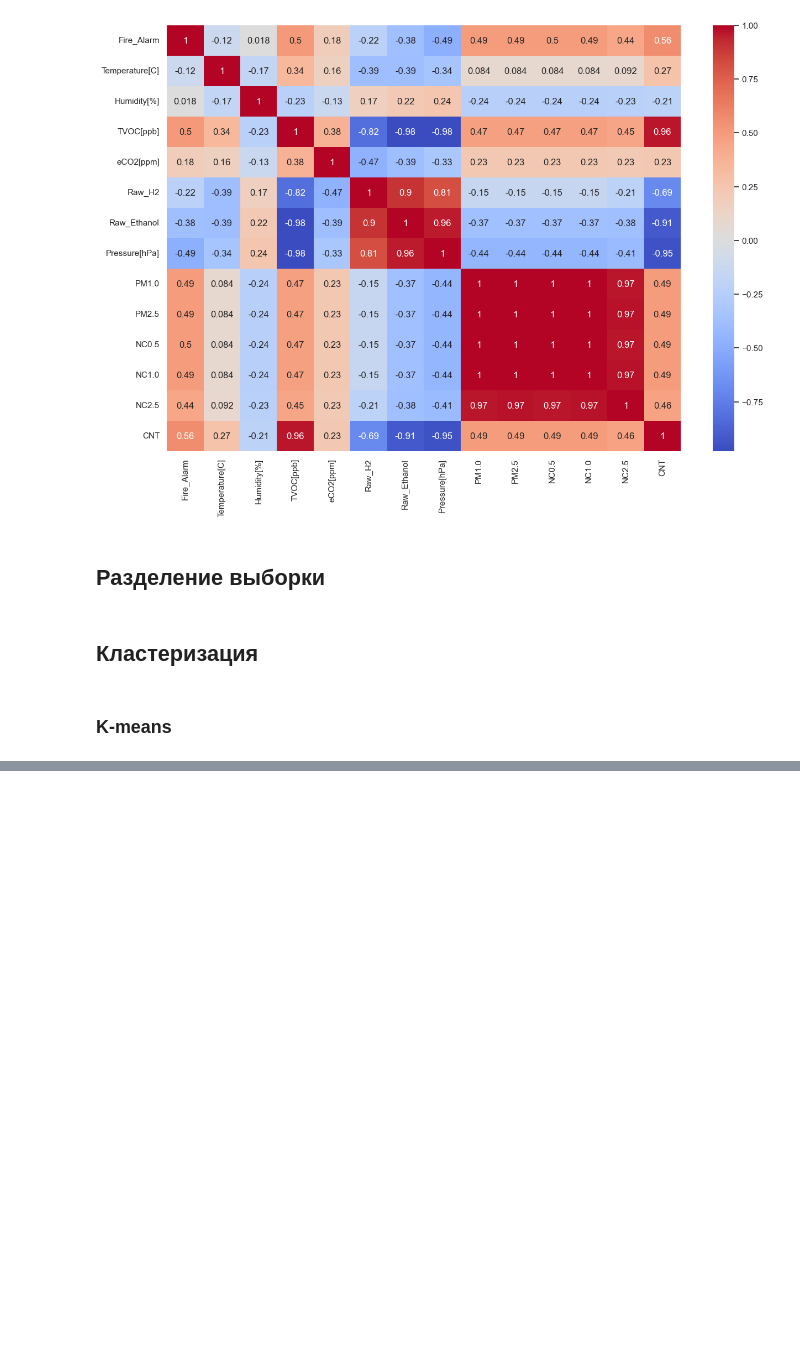
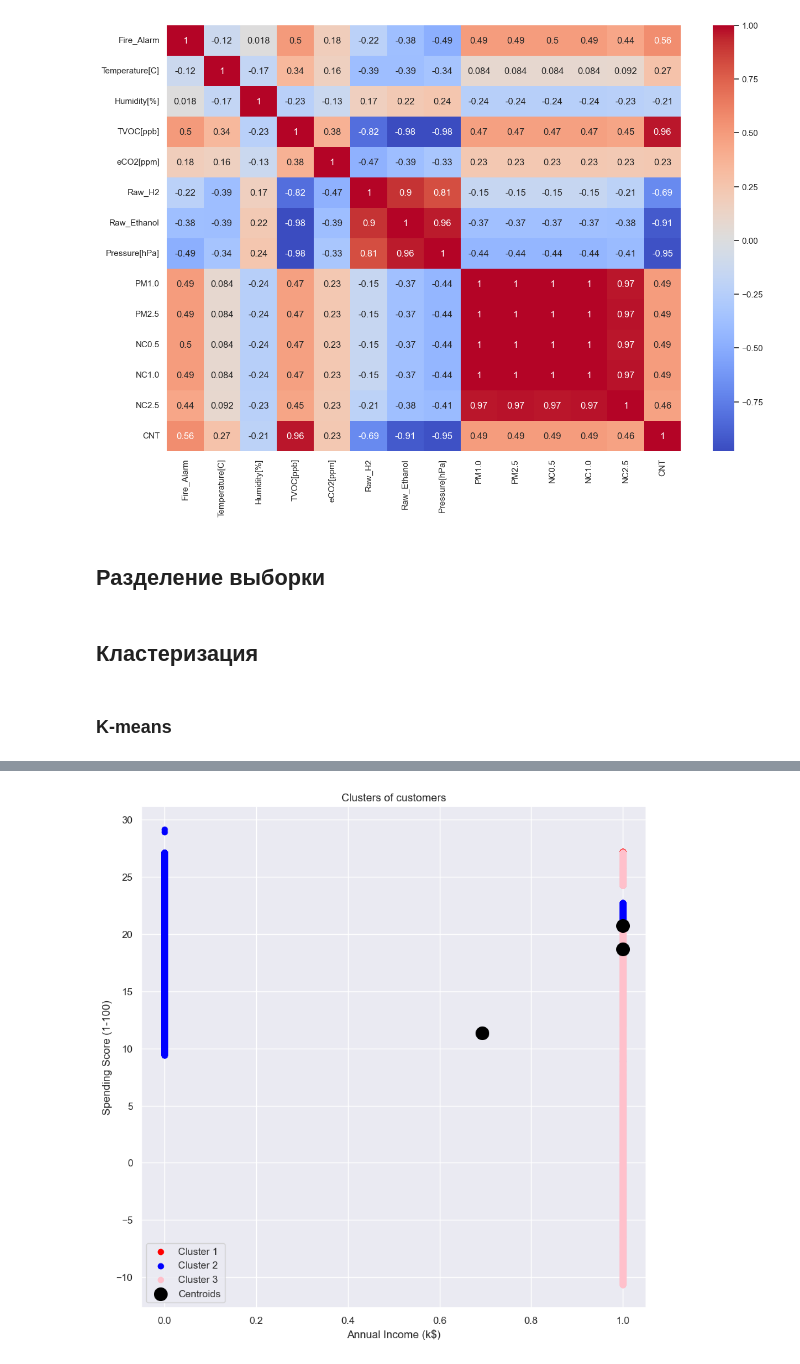
Before and after one commit to RabbiPaw/Mash.Obych, a Jupyter notebook: notebooks/Lab6.ipynb, the cells around one changed output, grey strips where cells are left out. Drawn from its saved outputs; the diff is of its cells as text; code cells hidden in the pictures; blank space fills up the shorter version.

```diff
--- a/notebooks/Lab6.ipynb
+++ b/notebooks/Lab6.ipynb
@@ -1034,0 +1175,15 @@ TypeError: list indices must be integers or slices, not tuple
+# %%
+plt.figure(figsize=(10,10))
+plt.scatter(df[clusters == 0].iloc[:,0], df[clusters == 0].iloc[:,1], c = 'red', label = 'Cluster 1')
+plt.scatter(df[clusters == 1].iloc[:,0], df[clusters == 1].iloc[:,1], c = 'blue', label = 'Cluster 2')
+plt.scatter(df[clusters == 2].iloc[:,0], df[clusters == 2].iloc[:,1], c = 'pink', label = 'Cluster 3')
+
+plt.scatter(kmeans.cluster_centers_[:, 0], kmeans.cluster_centers_[:, 1], s = 200, c = 'black', label = 'Centroids')
+
+plt.title('Clusters of customers')
+plt.xlabel('Annual Income (k$)')
+plt.ylabel('Spending Score (1-100)')
+plt.legend()
+plt.show()
+# %% [output]
+[figure, added]
```
Also changed, not shown: parts of 61 cells of this notebook.
